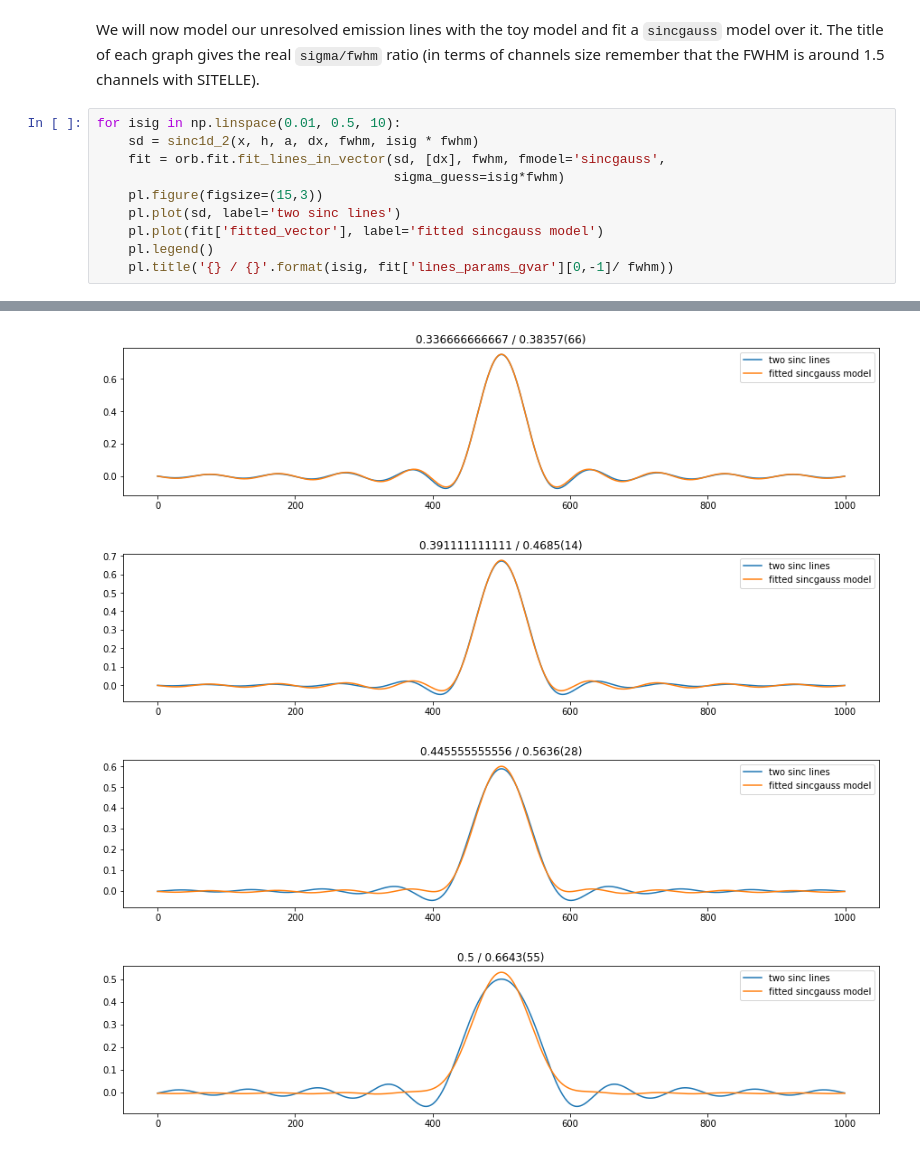
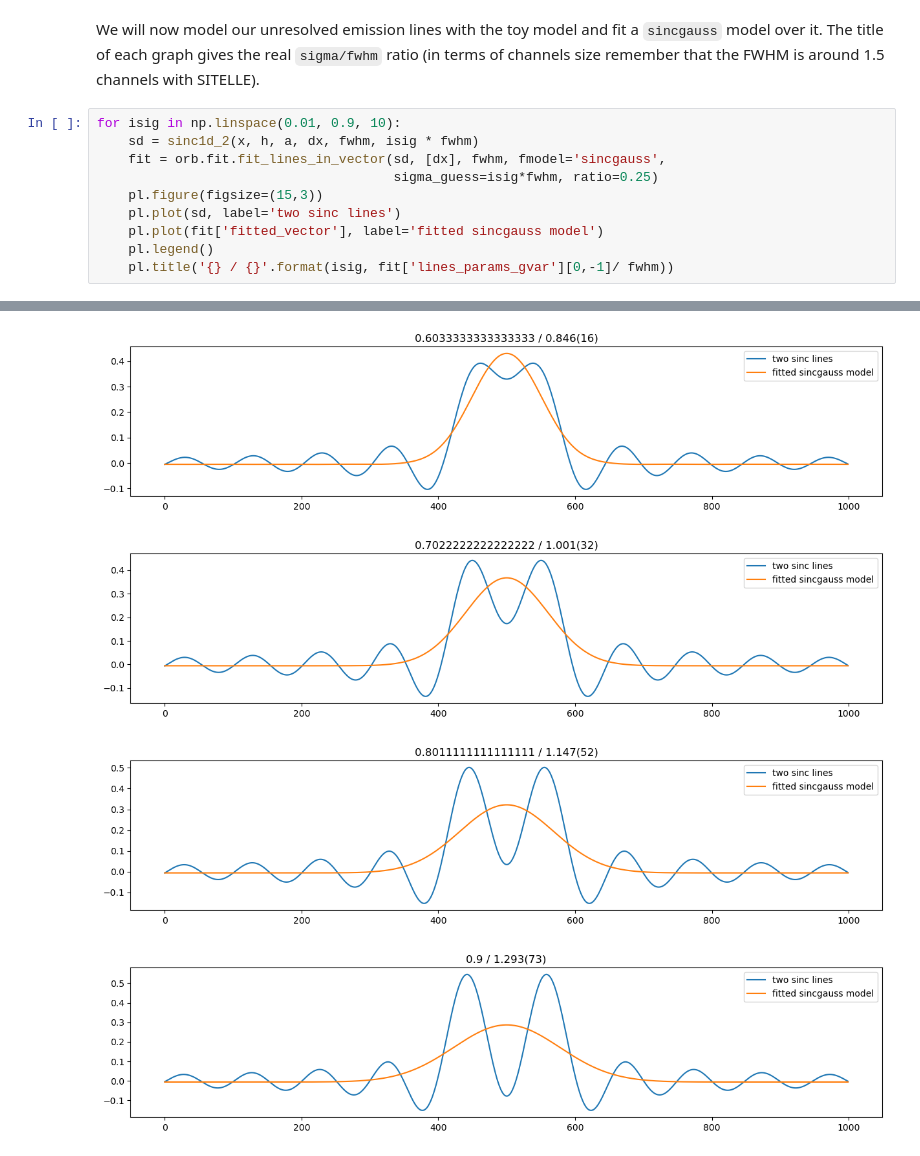
Before and after one commit to thomasorb/orcs, a Jupyter notebook: docs/script_example_sincgauss_vs_2_sinc.ipynb, the cells around one changed output, grey strips where cells are left out. Saved outputs shown, nothing was run; the diff lists cells and outputs as text.

```diff
--- a/docs/script_example_sincgauss_vs_2_sinc.ipynb
+++ b/docs/script_example_sincgauss_vs_2_sinc.ipynb
@@ -34,10 +34,10 @@ sigma = 0.1 * fwhm
 # %% [markdown]
 We will now model our unresolved emission lines with the toy model and fit a `sincgauss` model over it. The title of each graph gives the real `sigma/fwhm` ratio (in terms of channels size remember that the FWHM is around 1.5 channels with SITELLE).
 # %%
-for isig in np.linspace(0.01, 0.5, 10):
+for isig in np.linspace(0.01, 0.9, 10):
     sd = sinc1d_2(x, h, a, dx, fwhm, isig * fwhm)
     fit = orb.fit.fit_lines_in_vector(sd, [dx], fwhm, fmodel='sincgauss',
-                                      sigma_guess=isig*fwhm)
+                                      sigma_guess=isig*fwhm, ratio=0.25)
     pl.figure(figsize=(15,3))
     pl.plot(sd, label='two sinc lines')
     pl.plot(fit['fitted_vector'], label='fitted sincgauss model')
@@ -53,7 +53,7 @@ for isig in np.linspace(0.01, 0.5, 10):
-[figure, old version]
+[figure, new version]
-[figure, old version]
+[figure, new version]
-[figure, old version]
+[figure, new version]
-[figure, old version]
+[figure, new version]
 # %%
 real_ratios = list()
 fitted_ratios = list()
```
Also changed, not shown: parts of 2 cells of this notebook, 1 other file.
